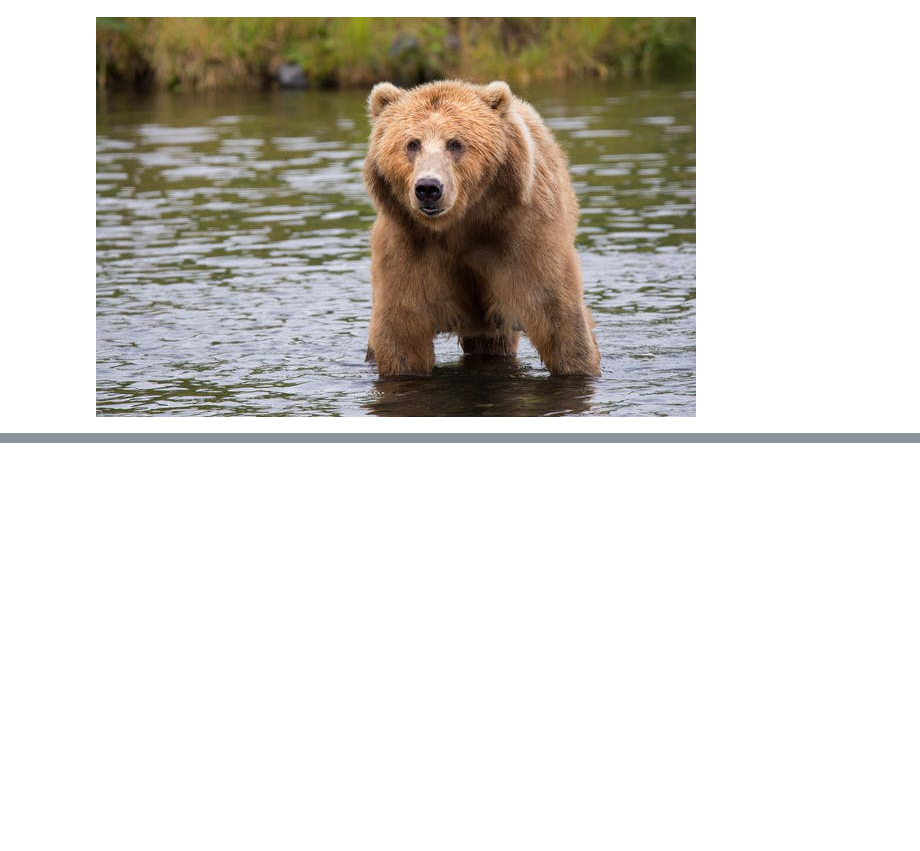
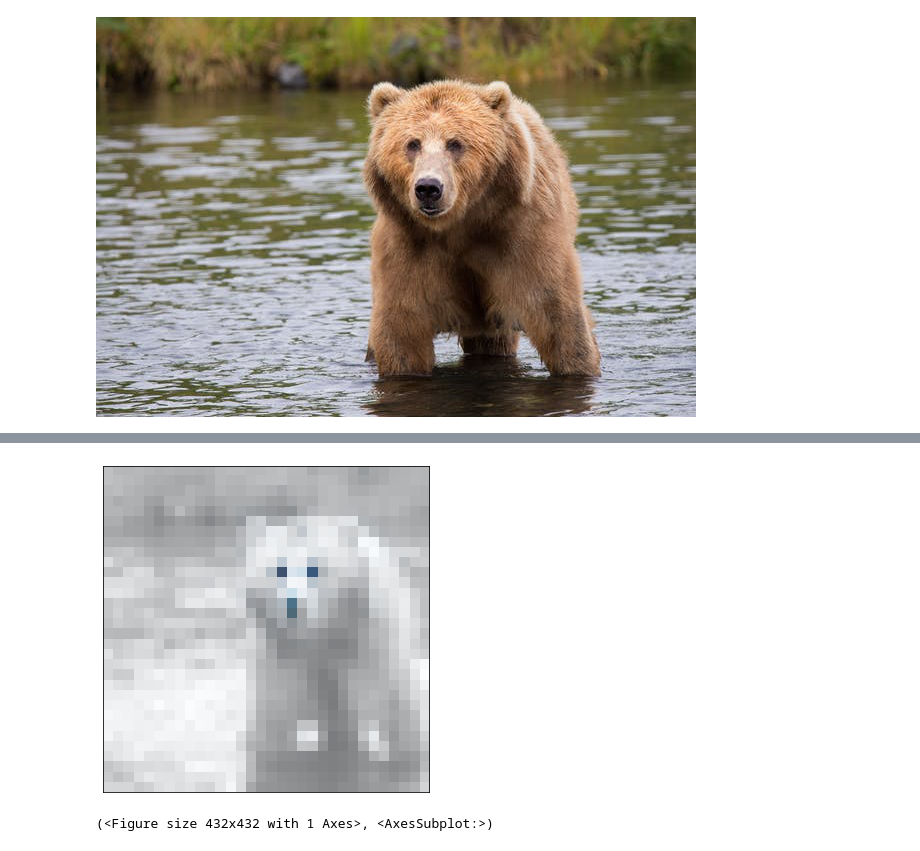
Before and after one commit to 5nefarious/neural-backed-decision-trees, a Jupyter notebook: examples/load_pretrained_nbdts.ipynb, the cells around one changed output, grey strips where cells are left out. Saved outputs shown, nothing was run; the diff lists cells and outputs as text; code cells hidden in the pictures; blank space fills up the shorter version.

Commit message:
Initial Guided Grad-CAM implementation.

```diff
--- a/examples/load_pretrained_nbdts.ipynb
+++ b/examples/load_pretrained_nbdts.ipynb
@@ -55,0 +61,16 @@ Decisions:
+# %%
+convnet = model.model
+gradcam = GuidedGradCam(convnet, layer=convnet.features.final_pool)
+# %%
+convnet.zero_grad()
+attr_gc = gradcam.attribute(x, target=predicted)
+# %%
+im_np = np.transpose(x.squeeze().cpu().detach().numpy(), (1, 2, 0))
+attr_gc_up = transforms.Resize(im_np.shape[:2])(attr_gc)
+attr_gc_np = np.transpose(attr_gc_up.squeeze().cpu().detach().numpy(), (1, 2, 0))
+im_np -= im_np.min()
+im_np /= im_np.max()
+vis.visualize_image_attr(attr_gc_np, im_np, method='blended_heat_map')
+# %% [output]
+[figure, added]
+(<Figure size 432x432 with 1 Axes>, <AxesSubplot:>)
```
Also changed, not shown: parts of 3 cells of this notebook.
